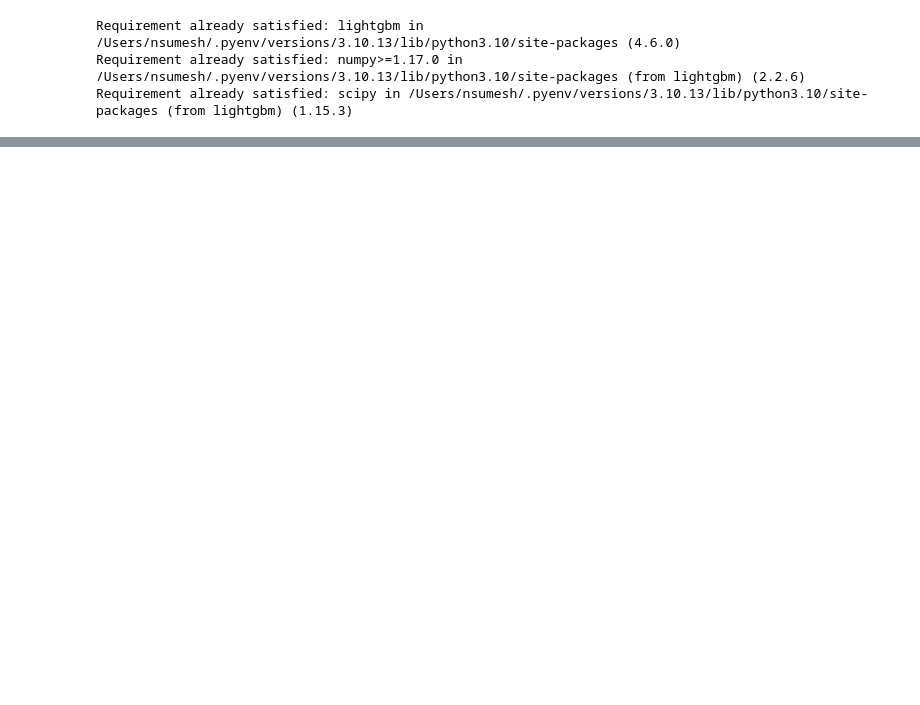
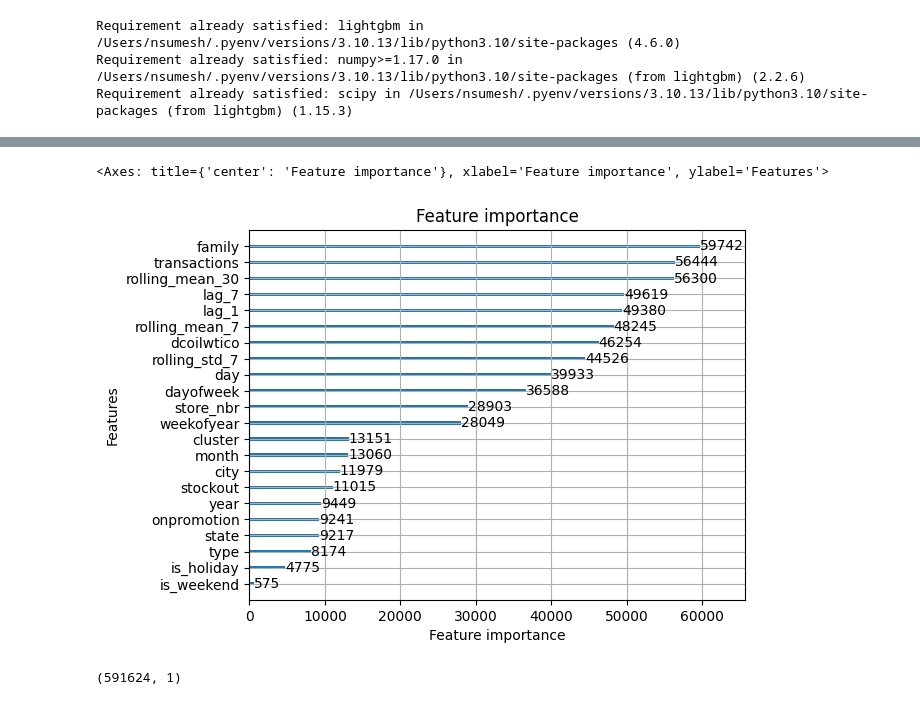
Before and after one commit to nsumesh/ProductDemandForecasting, a Jupyter notebook: notebooks/train_model.ipynb, the cells around one changed output, grey strips where cells are left out. Saved outputs shown, nothing was run; the diff lists cells and outputs as text; code cells hidden in the pictures; blank space fills up the shorter version.

Commit message:
final model commit

```diff
--- a/notebooks/train_model.ipynb
+++ b/notebooks/train_model.ipynb
@@ -13,3 +14,16 @@ import pandas as pd
 # %%
 training_data = pd.read_csv('/Users/nsumesh/Documents/GitHub/ProductDemandForecasting/notebooks/final_train_data.csv')
 testing_data = pd.read_csv('/Users/nsumesh/Documents/GitHub/ProductDemandForecasting/notebooks/final_test_data.csv')
+# %%
+print(training_data.columns)
+featured_training_data = training_data[['store_nbr', 'family', 'onpromotion', 'transactions', 'city', 'state',
+    'type', 'cluster', 'dcoilwtico', 'is_holiday', 'dayofweek', 'day', 'month',
+    'year', 'weekofyear', 'is_weekend', 'lag_1', 'lag_7', 'rolling_mean_7',
+    'rolling_std_7', 'rolling_mean_30', 'stockout']]
+featured_testing_data = testing_data[['store_nbr', 'family', 'onpromotion', 'transactions', 'city', 'state',
+    'type', 'cluster', 'dcoilwtico', 'is_holiday', 'dayofweek', 'day', 'month',
+    'year', 'weekofyear', 'is_weekend', 'lag_1', 'lag_7', 'rolling_mean_7',
+    'rolling_std_7', 'rolling_mean_30', 'stockout']]
+testing_data_copy = featured_testing_data.copy()
+target_data_train = training_data[['log_sales']]
+target_data_test = testing_data[['log_sales']]
@@ -15,0 +54,7 @@ testing_data = pd.read_csv('/Users/nsumesh/Documents/GitHub/ProductDemandForecas
+# %%
+categorical_columns = ['store_nbr', 'family', 'city', 'state', 'type', 'cluster']
+label_encoder = {}
+for col in categorical_columns:
+    encoder = LabelEncoder()
+    featured_training_data[col] = encoder.fit_transform(featured_training_data[col])
+    featured_testing_data[col] = encoder.fit_transform(featured_testing_data[col])
@@ -15,0 +79,20 @@ testing_data = pd.read_csv('/Users/nsumesh/Documents/GitHub/ProductDemandForecas
+# %%
+from lightgbm import early_stopping, log_evaluation
+training_set = lgb.Dataset(featured_training_data, label=target_data_train)
+testing_set = lgb.Dataset(featured_testing_data, label=target_data_test)
+params = {
+    'objective': 'regression',
+    'metric': 'rmse',
+    'num_leaves': 128,           # try 31, 64, 128
+    'max_depth': 10,             # try 5–10
+    'learning_rate': 0.01,      # lower for better generalization
+    'feature_fraction': 0.9,
+    'bagging_fraction': 0.8,
+    'bagging_freq': 5,
+    'lambda_l1': 0.8
+}
+model = lgb.train(params, train_set=training_set, valid_sets=[training_set, testing_set], num_boost_round=5000, callbacks=[early_stopping(stopping_rounds=100),log_evaluation(period=100)])
+prediction = model.predict(featured_testing_data)
+
+rmse = root_mean_squared_error(target_data_test, prediction)
+print("Test RMSE:", rmse)
@@ -15,0 +117,13 @@ testing_data = pd.read_csv('/Users/nsumesh/Documents/GitHub/ProductDemandForecas
+# %%
+lgb.plot_importance(model, max_num_features=27)
+# %% [output]
+<Axes: title={'center': 'Feature importance'}, xlabel='Feature importance', ylabel='Features'>
+[figure, added]
+# %%
+testing_data_copy['prediction'] = prediction
+testing_data_copy['target'] = target_data_test
+print(target_data_test.shape)
+
+mse_by_fam = testing_data_copy.groupby('family').apply(lambda x: root_mean_squared_error(x['target'], x['prediction']))
+# %% [output]
+(591624, 1)
```
Also changed, not shown: parts of 25 cells of this notebook, 7 other files.
